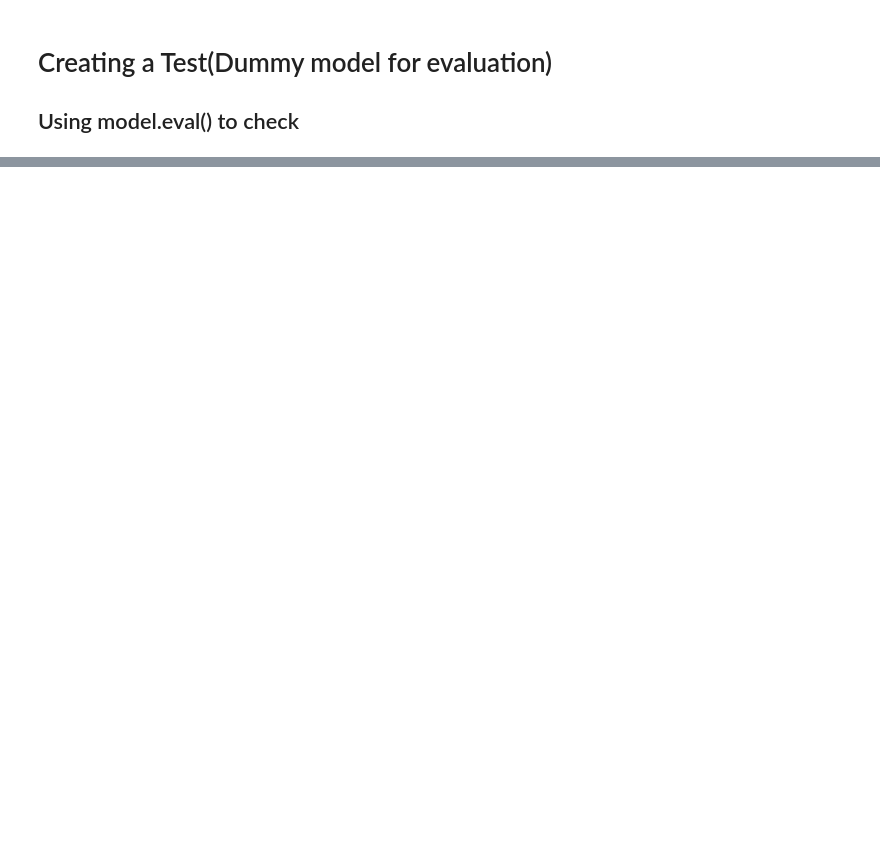
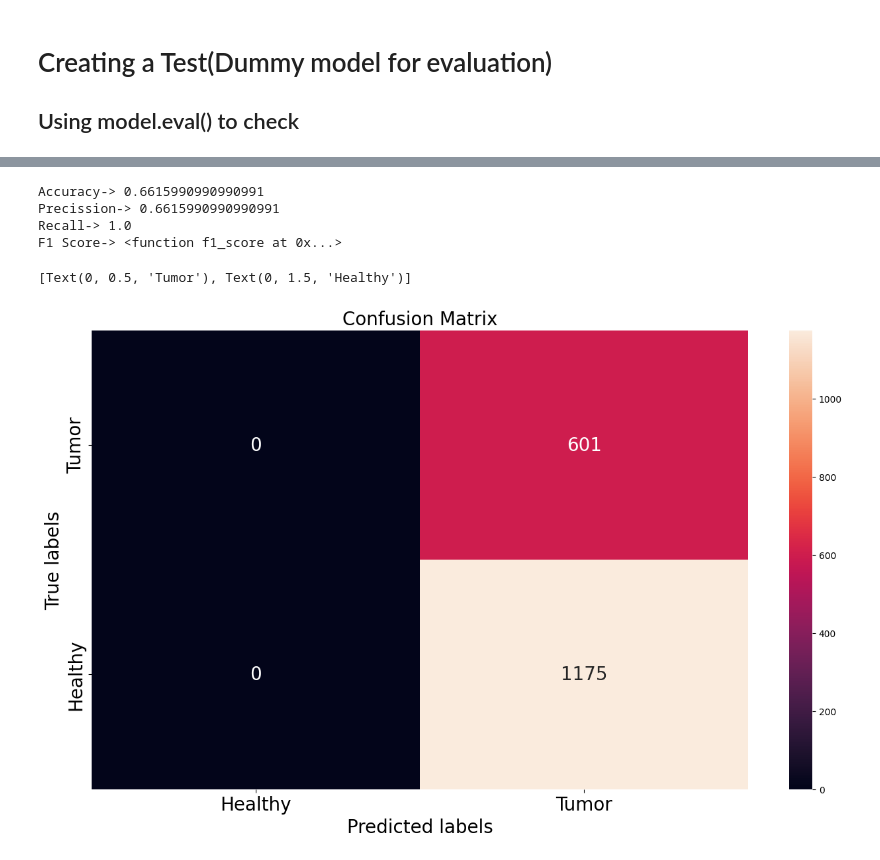
Before and after one commit to Rajdip801/Major_Project, a Jupyter notebook: model1.ipynb, the cells around one changed output, grey strips where cells are left out. Saved outputs shown, nothing was run; the diff lists cells and outputs as text; code cells hidden in the pictures; blank space fills up the shorter version.

```diff
--- a/model1.ipynb
+++ b/model1.ipynb
@@ -19,0 +22,24 @@ AssertionError: Torch not compiled with CUDA enabled
+# %%
+dataloader =ti.DataLoader(mri_dataset, batch_size=32, shuffle=False)
+# %%
+model.eval()
+outputs = []
+y_true = []
+with torch.no_grad():
+    for D in dataloader:
+        image = D['image'].to(device)
+        label = D['label'].to(device)
+
+        y_hat = model(image)
+
+        outputs.append(y_hat.cpu().detach().numpy())
+        y_true.append(label.cpu().detach().numpy())
+# %%
+outputs = np.concatenate( outputs, axis=0 ).squeeze()
+y_true = np.concatenate( y_true, axis=0 ).squeeze()
+# %%
+def threshold(scores,threshold=0.30, minimum=0, maximum = 1.0):
+    x = np.array(list(scores))
+    x[x >= threshold] = maximum
+    x[x < threshold] = minimum
+    return x
@@ -19,0 +53,28 @@ AssertionError: Torch not compiled with CUDA enabled
+# %%
+print("Accuracy->",accuracy)
+print("Precission->",precision)
+print("Recall->",recall)
+print("F1 Score->",f1_score)
+# %% [output]
+Accuracy-> 0.6615990990990991
+Precission-> 0.6615990990990991
+Recall-> 1.0
+F1 Score-> <function f1_score at 0x...>
+# %%
+# a better confusion matrix
+import seaborn as sns
+
+ti.plt.figure(figsize=(16,9))
+cm = confusion_matrix(y_true, threshold(outputs))
+ax= ti.plt.subplot()
+sns.heatmap(cm, annot=True, fmt='g', ax=ax, annot_kws={"size": 20})
+
+# labels, title and ticks
+ax.set_xlabel('Predicted labels', fontsize=20)
+ax.set_ylabel('True labels', fontsize=20)
+ax.set_title('Confusion Matrix', fontsize=20)
+ax.xaxis.set_ticklabels(['Healthy','tumor'], fontsize=20)
+ax.yaxis.set_ticklabels(['tumor','Healthy'], fontsize=20)
+# %% [output]
+[Text(0, 0.5, 'Tumor'), Text(0, 1.5, 'Healthy')]
+[figure, added]
```
Also changed, not shown: parts of 4 cells of this notebook, 3 other files.
